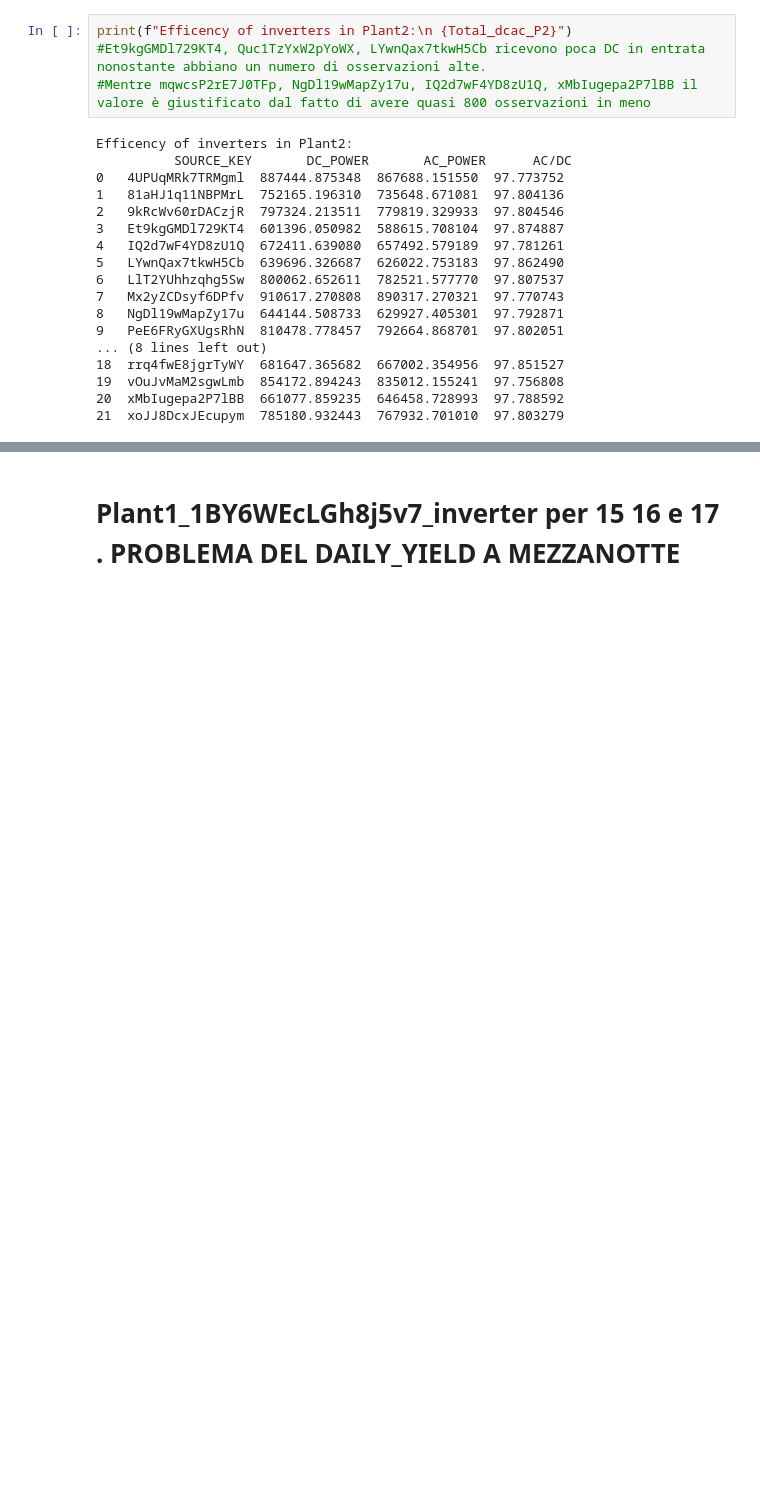
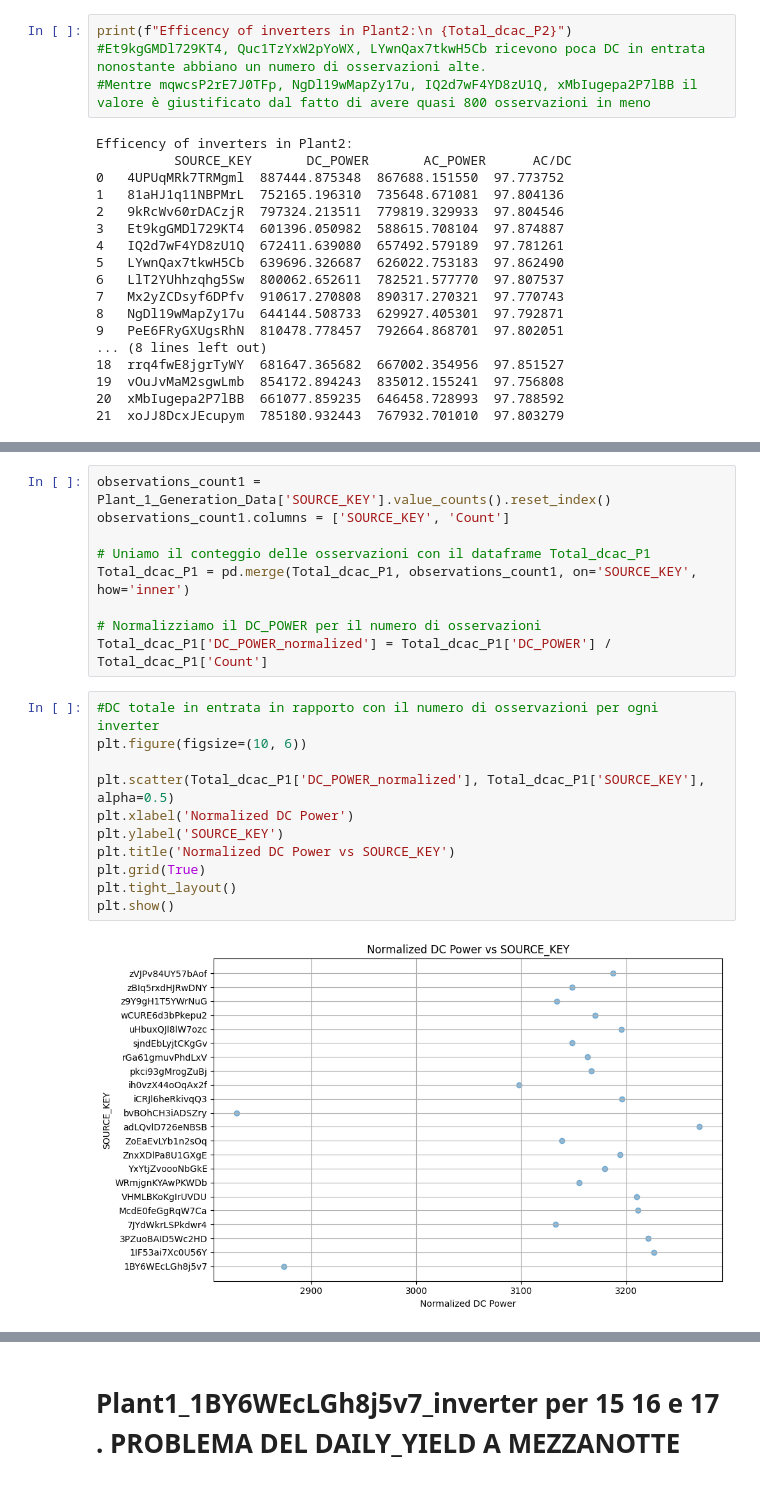
Before and after one commit to Christian-Braga/energy_forecast_ML, a Jupyter notebook: Losa_test.ipynb, the cells around one changed output, grey strips where cells are left out. Drawn from its saved outputs; the diff is of its cells as text; blank space fills up the shorter version.

```diff
--- a/Losa_test.ipynb
+++ b/Losa_test.ipynb
@@ -199,0 +213,22 @@ Efficency of inverters in Plant2:
+# %%
+observations_count1 = Plant_1_Generation_Data['SOURCE_KEY'].value_counts().reset_index()
+observations_count1.columns = ['SOURCE_KEY', 'Count']
+
+# Uniamo il conteggio delle osservazioni con il dataframe Total_dcac_P1
+Total_dcac_P1 = pd.merge(Total_dcac_P1, observations_count1, on='SOURCE_KEY', how='inner')
+
+# Normalizziamo il DC_POWER per il numero di osservazioni
+Total_dcac_P1['DC_POWER_normalized'] = Total_dcac_P1['DC_POWER'] / Total_dcac_P1['Count']
+# %%
+#DC totale in entrata in rapporto con il numero di osservazioni per ogni inverter
+plt.figure(figsize=(10, 6))
+
+plt.scatter(Total_dcac_P1['DC_POWER_normalized'], Total_dcac_P1['SOURCE_KEY'], alpha=0.5)
+plt.xlabel('Normalized DC Power')
+plt.ylabel('SOURCE_KEY')
+plt.title('Normalized DC Power vs SOURCE_KEY')
+plt.grid(True)
+plt.tight_layout()
+plt.show()
+# %% [output]
+[figure, added]
```
Also changed, not shown: parts of 16 cells of this notebook, 1 other file.
